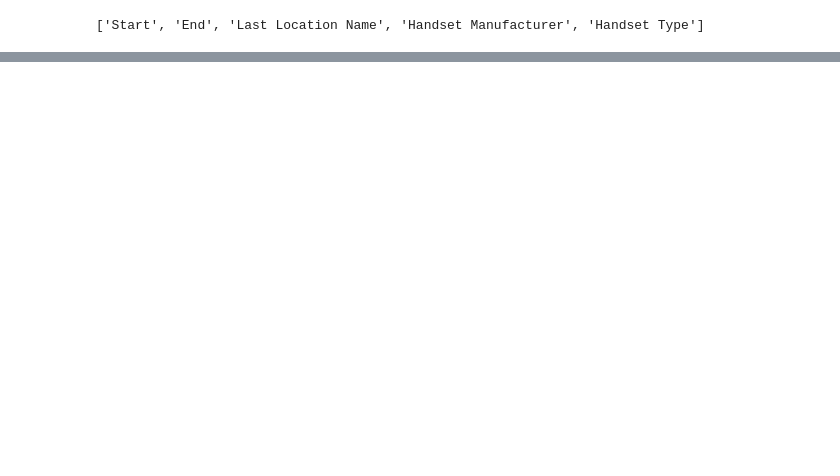
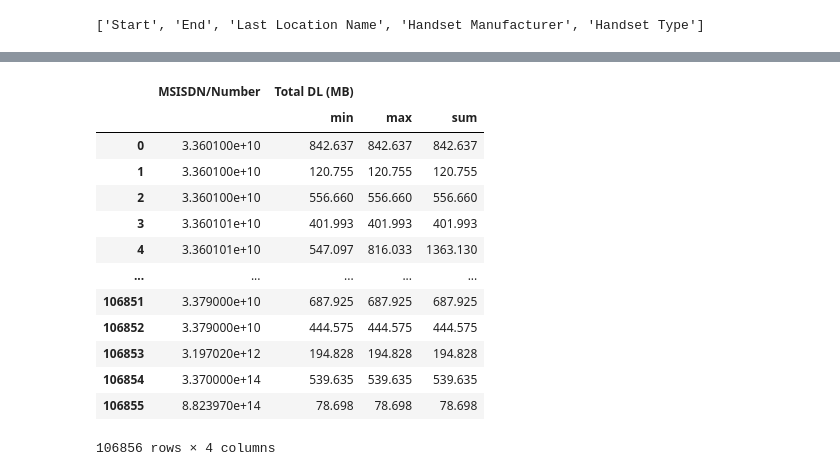
Before and after one commit to Victorolufemi/Tellco_Analysis, a Jupyter notebook: notebook/Task 1.ipynb, the cells around one changed output, grey strips where cells are left out. Saved outputs shown, nothing was run; the diff lists cells and outputs as text; code cells hidden in the pictures; blank space fills up the shorter version.

```diff
--- a/notebook/Task 1.ipynb
+++ b/notebook/Task 1.ipynb
@@ -63,0 +148,17 @@ aggregation
+# %%
+DL_agg
+# %% [output]
+|  | MSISDN/Number | Total DL (MB) |  |  |
+|  |  | min | max | sum |
+| 0 | 3.360100e+10 | 842.637 | 842.637 | 842.637 |
+| 1 | 3.360100e+10 | 120.755 | 120.755 | 120.755 |
+| 2 | 3.360100e+10 | 556.660 | 556.660 | 556.660 |
+| 3 | 3.360101e+10 | 401.993 | 401.993 | 401.993 |
+| 4 | 3.360101e+10 | 547.097 | 816.033 | 1363.130 |
+| ... | ... | ... | ... | ... |
+| 106851 | 3.379000e+10 | 687.925 | 687.925 | 687.925 |
+| 106852 | 3.379000e+10 | 444.575 | 444.575 | 444.575 |
+| 106853 | 3.197020e+12 | 194.828 | 194.828 | 194.828 |
+| 106854 | 3.370000e+14 | 539.635 | 539.635 | 539.635 |
+| 106855 | 8.823970e+14 | 78.698 | 78.698 | 78.698 |
+106856 rows × 4 columns
```
Also changed, not shown: parts of 52 cells of this notebook, 1 other file.
